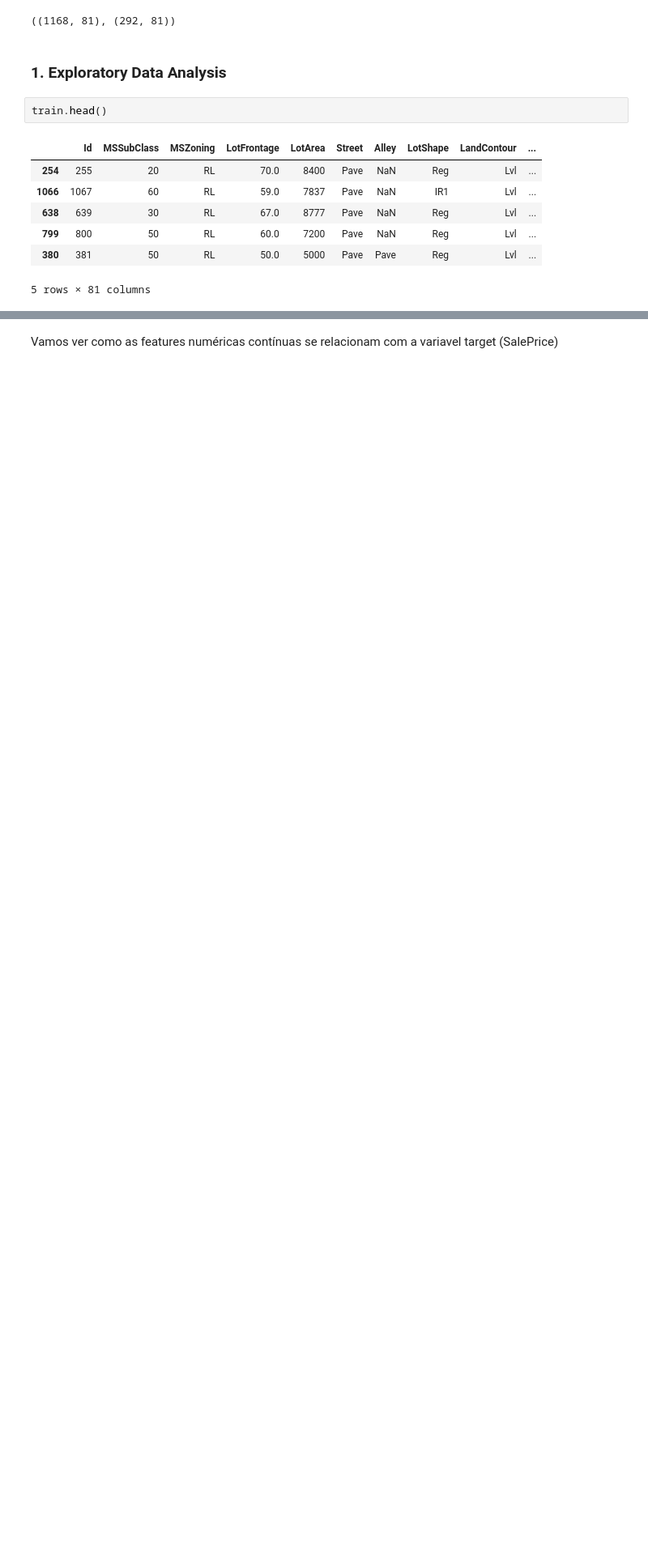
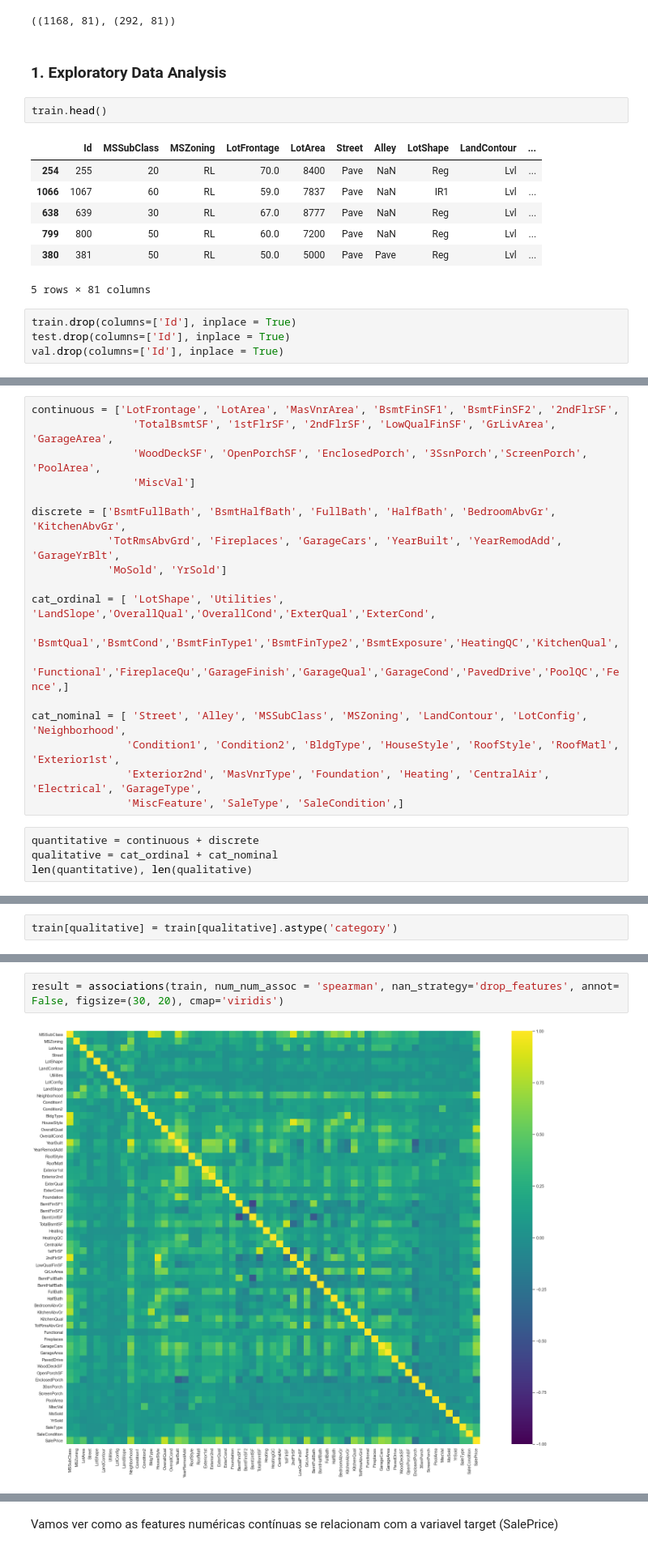
Before and after one commit to httplups/house-prices-advanced-regression-techniques, a Jupyter notebook: house-prices-regression.ipynb, the cells around one changed output, grey strips where cells are left out. Shown at 81% size. Saved outputs shown, nothing was run; the diff lists cells and outputs as text; blank space fills up the shorter version.

```diff
--- a/house-prices-regression.ipynb
+++ b/house-prices-regression.ipynb
@@ -47,3 +49,7 @@ train.head()
 | 799 | 800 | 50 | RL | 60.0 | 7200 | Pave | NaN | Reg | Lvl | ... |
 | 380 | 381 | 50 | RL | 50.0 | 5000 | Pave | Pave | Reg | Lvl | ... |
 5 rows × 81 columns
+# %%
+train.drop(columns=['Id'], inplace = True)
+test.drop(columns=['Id'], inplace = True)
+val.drop(columns=['Id'], inplace = True)
@@ -231,0 +170,22 @@ len(cat_nominal)
+# %%
+continuous = ['LotFrontage', 'LotArea', 'MasVnrArea', 'BsmtFinSF1', 'BsmtFinSF2', '2ndFlrSF',
+                'TotalBsmtSF', '1stFlrSF', '2ndFlrSF', 'LowQualFinSF', 'GrLivArea', 'GarageArea',
+                'WoodDeckSF', 'OpenPorchSF', 'EnclosedPorch', '3SsnPorch','ScreenPorch', 'PoolArea',
+                'MiscVal']
+
+discrete = ['BsmtFullBath', 'BsmtHalfBath', 'FullBath', 'HalfBath', 'BedroomAbvGr', 'KitchenAbvGr',
+            'TotRmsAbvGrd', 'Fireplaces', 'GarageCars', 'YearBuilt', 'YearRemodAdd', 'GarageYrBlt',
+            'MoSold', 'YrSold']
+
+cat_ordinal = [ 'LotShape', 'Utilities', 'LandSlope','OverallQual','OverallCond','ExterQual','ExterCond',
+               'BsmtQual','BsmtCond','BsmtFinType1','BsmtFinType2','BsmtExposure','HeatingQC','KitchenQual',
+               'Functional','FireplaceQu','GarageFinish','GarageQual','GarageCond','PavedDrive','PoolQC','Fence',]
+
+cat_nominal = [ 'Street', 'Alley', 'MSSubClass', 'MSZoning', 'LandContour', 'LotConfig', 'Neighborhood',
+               'Condition1', 'Condition2', 'BldgType', 'HouseStyle', 'RoofStyle', 'RoofMatl', 'Exterior1st',
+               'Exterior2nd', 'MasVnrType', 'Foundation', 'Heating', 'CentralAir', 'Electrical', 'GarageType',
+               'MiscFeature', 'SaleType', 'SaleCondition',]
+# %%
+quantitative = continuous + discrete
+qualitative = cat_ordinal + cat_nominal
+len(quantitative), len(qualitative)
@@ -231,0 +194,2 @@ len(cat_nominal)
+# %%
+train[qualitative] = train[qualitative].astype('category')
@@ -231,0 +200,4 @@ len(cat_nominal)
+# %%
+result = associations(train, num_num_assoc = 'spearman', nan_strategy='drop_features', annot= False, figsize=(30, 20), cmap='viridis')
+# %% [output]
+[figure, added]
```
Also changed, not shown: parts of 70 cells of this notebook.
